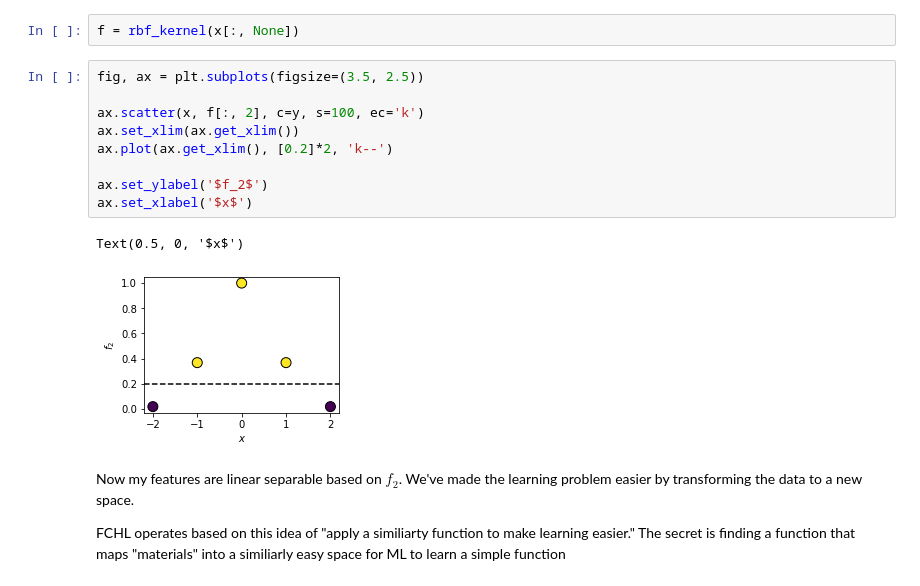
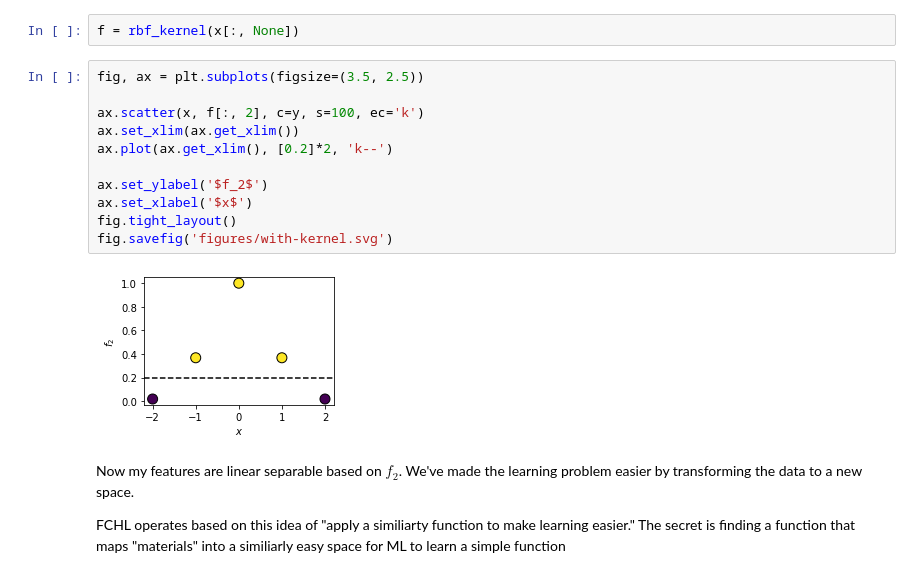
Before and after one commit to WardLT/applied-ai-for-materials, a Jupyter notebook: molecular-property-prediction/kernel-methods/fchl-in-one-notebook.ipynb, the cells around one changed output. Saved outputs shown, nothing was run; the diff lists cells and outputs as text.

```diff
--- a/molecular-property-prediction/kernel-methods/fchl-in-one-notebook.ipynb
+++ b/molecular-property-prediction/kernel-methods/fchl-in-one-notebook.ipynb
@@ -66,15 +67,16 @@ f = rbf_kernel(x[:, None])
 # %%
 fig, ax = plt.subplots(figsize=(3.5, 2.5))
 
 ax.scatter(x, f[:, 2], c=y, s=100, ec='k')
 ax.set_xlim(ax.get_xlim())
 ax.plot(ax.get_xlim(), [0.2]*2, 'k--')
 
 ax.set_ylabel('$f_2$')
 ax.set_xlabel('$x$')
+fig.tight_layout()
+fig.savefig('figures/with-kernel.svg')
 # %% [output]
-Text(0.5, 0, '$x$')
-[figure, old version]
+[figure, new version]
 # %% [markdown]
 Now my features are linear separable based on $f_2$. We've made the learning problem easier by transforming the data to a new space.
 
```
Also changed, not shown: parts of 27 cells of this notebook, 6 other files.
